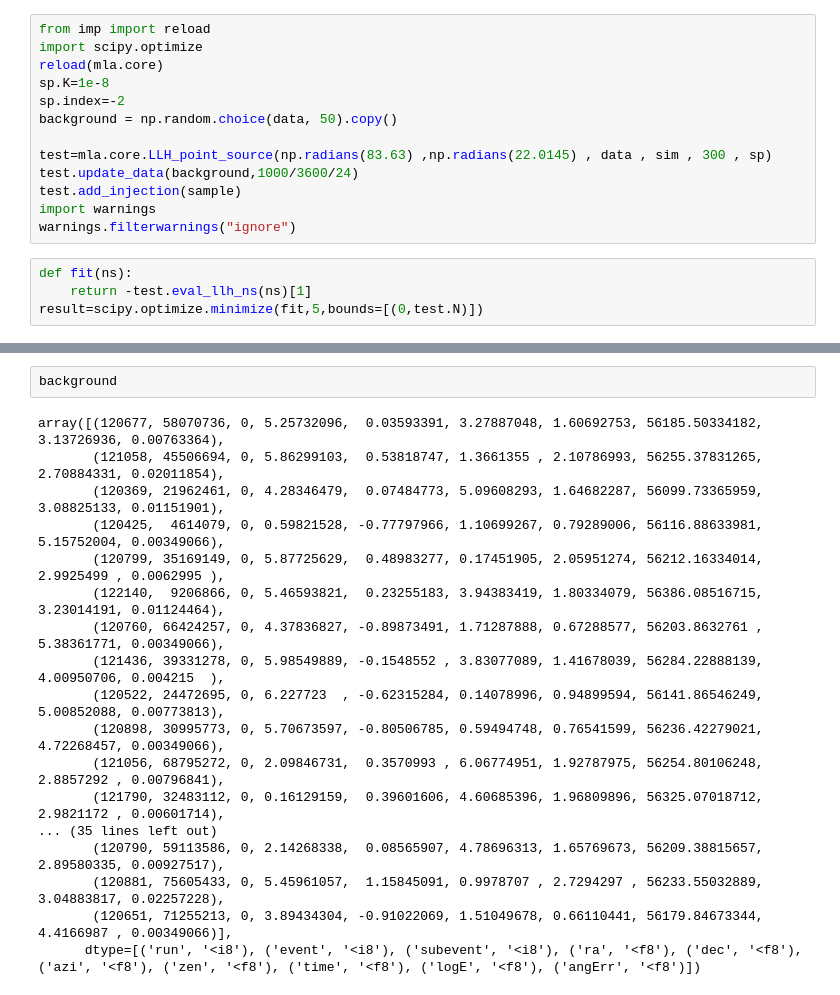
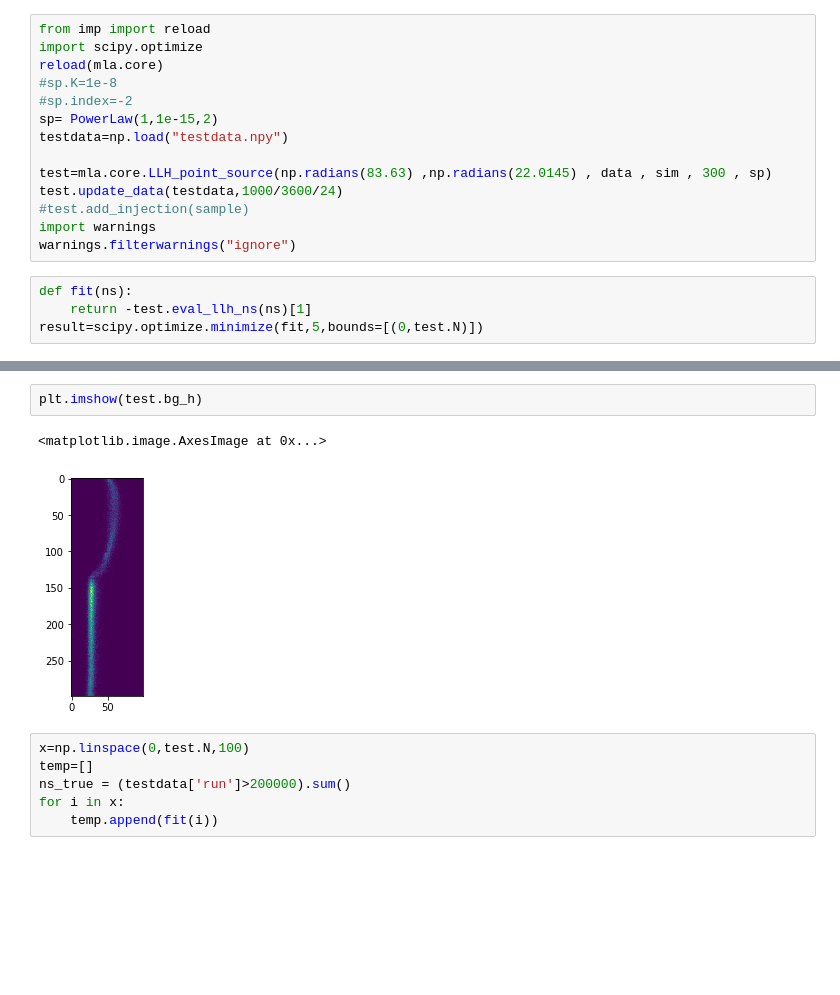
Before and after one commit to icecube/i3mla, a Jupyter notebook: test3ml/test3ml.ipynb, the cells around one changed output, grey strips where cells are left out. Cells and saved outputs as stored; diff of their text form; blank space fills up the shorter version.

```diff
--- a/test3ml/test3ml.ipynb
+++ b/test3ml/test3ml.ipynb
@@ -63,13 +53,14 @@ sample=inj.sample_nevents(5)
 from imp import reload
 import scipy.optimize
 reload(mla.core)
-sp.K=1e-8
-sp.index=-2
-background = np.random.choice(data, 50).copy()
+#sp.K=1e-8
+#sp.index=-2
+sp= PowerLaw(1,1e-15,2)
+testdata=np.load("testdata.npy")
 
 test=mla.core.LLH_point_source(np.radians(83.63) ,np.radians(22.0145) , data , sim , 300 , sp)
-test.update_data(background,1000/3600/24)
-test.add_injection(sample)
+test.update_data(testdata,1000/3600/24)
+#test.add_injection(sample)
 import warnings
 warnings.filterwarnings("ignore")
 # %%
@@ -91,20 +70,11 @@ result
-# %%
-background
-# %% [output]
-array([(120677, 58070736, 0, 5.25732096,  0.03593391, 3.27887048, 1.60692753, 56185.50334182, 3.13726936, 0.00763364),
-       (121058, 45506694, 0, 5.86299103,  0.53818747, 1.3661355 , 2.10786993, 56255.37831265, 2.70884331, 0.02011854),
-       (120369, 21962461, 0, 4.28346479,  0.07484773, 5.09608293, 1.64682287, 56099.73365959, 3.08825133, 0.01151901),
-       (120425,  4614079, 0, 0.59821528, -0.77797966, 1.10699267, 0.79289006, 56116.88633981, 5.15752004, 0.00349066),
-       (120799, 35169149, 0, 5.87725629,  0.48983277, 0.17451905, 2.05951274, 56212.16334014, 2.9925499 , 0.0062995 ),
-       (122140,  9206866, 0, 5.46593821,  0.23255183, 3.94383419, 1.80334079, 56386.08516715, 3.23014191, 0.01124464),
-       (120760, 66424257, 0, 4.37836827, -0.89873491, 1.71287888, 0.67288577, 56203.8632761 , 5.38361771, 0.00349066),
-       (121436, 39331278, 0, 5.98549889, -0.1548552 , 3.83077089, 1.41678039, 56284.22888139, 4.00950706, 0.004215  ),
-       (120522, 24472695, 0, 6.227723  , -0.62315284, 0.14078996, 0.94899594, 56141.86546249, 5.00852088, 0.00773813),
-       (120898, 30995773, 0, 5.70673597, -0.80506785, 0.59494748, 0.76541599, 56236.42279021, 4.72268457, 0.00349066),
-       (121056, 68795272, 0, 2.09846731,  0.3570993 , 6.06774951, 1.92787975, 56254.80106248, 2.8857292 , 0.00796841),
-       (121790, 32483112, 0, 0.16129159,  0.39601606, 4.60685396, 1.96809896, 56325.07018712, 2.9821172 , 0.00601714),
-... (35 lines left out)
-       (120790, 59113586, 0, 2.14268338,  0.08565907, 4.78696313, 1.65769673, 56209.38815657, 2.89580335, 0.00927517),
-       (120881, 75605433, 0, 5.45961057,  1.15845091, 0.9978707 , 2.7294297 , 56233.55032889, 3.04883817, 0.02257228),
-       (120651, 71255213, 0, 3.89434304, -0.91022069, 1.51049678, 0.66110441, 56179.84673344, 4.4166987 , 0.00349066)],
-      dtype=[('run', '<i8'), ('event', '<i8'), ('subevent', '<i8'), ('ra', '<f8'), ('dec', '<f8'), ('azi', '<f8'), ('zen', '<f8'), ('time', '<f8'), ('logE', '<f8'), ('angErr', '<f8')])
+# %%
+plt.imshow(test.bg_h)
+# %% [output]
+<matplotlib.image.AxesImage at 0x...>
+[figure, added]
+# %%
+x=np.linspace(0,test.N,100)
+temp=[]
+ns_true = (testdata['run']>200000).sum()
+for i in x:
+    temp.append(fit(i))
```
Also changed, not shown: parts of 7 cells of this notebook, 4 other files.
